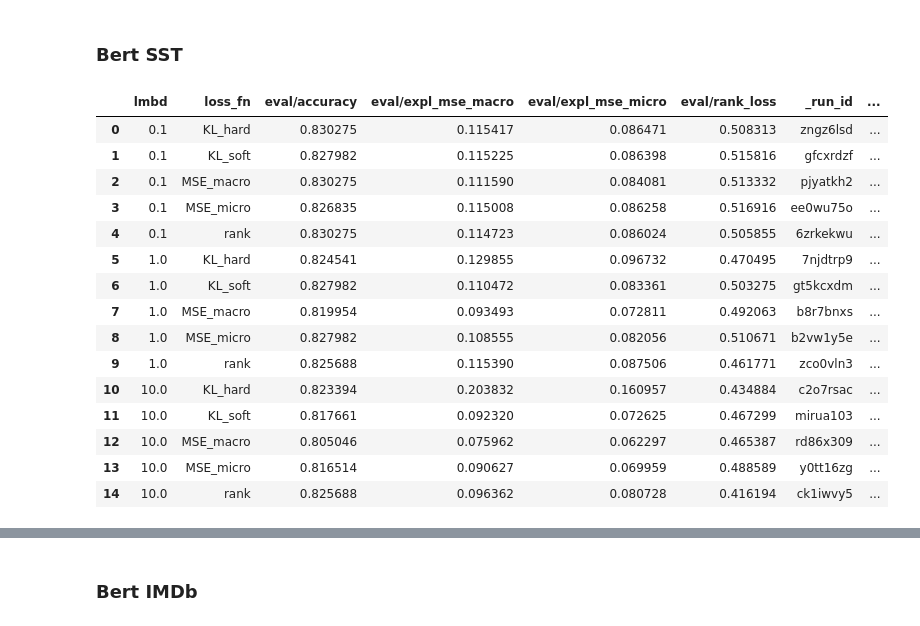
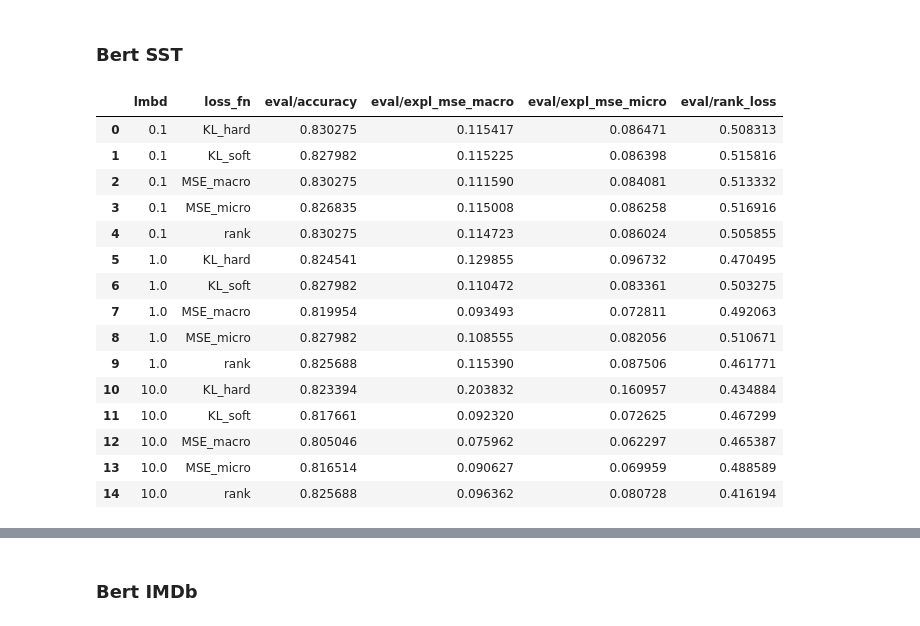
Before and after one commit to tabrom/XAI-fool, a Jupyter notebook: notebooks/results_elevate.ipynb, the cells around one changed output, grey strips where cells are left out. Saved outputs shown, nothing was run; the diff lists cells and outputs as text; code cells hidden in the pictures.

```diff
--- a/notebooks/results_elevate.ipynb
+++ b/notebooks/results_elevate.ipynb
@@ -137,38 +74,38 @@ plt.show()
 # %% [markdown]
 ### Bert SST
 # %%
-runs = query_wandb_runs(entity='tabrom',
+runs = query_wandb_runs(entity='anonuser',
                  project='xai_fooling',
                  sweep='bert_sst_sweep_small',
                  )
-lmbd0 = query_wandb_runs(entity='tabrom',
+lmbd0 = query_wandb_runs(entity='anonuser',
                  project='xai_fooling',
                  model_name='custom-bert',
                  dataset='sst2',
                  approach='location',
                  extra_filters={'lr': {'$eq': 1e-5},
                                 'optimizer': {'$eq': 'adamw'},
                                 'lmbd': {'$eq': 0},
                                 'scheduler_type': {'$eq':'linear'},
                                 'expl_method': {'$neq': 'GAE'}})
 runs.extend(lmbd0)
-table = make_runs_table(runs, include_metadata=True)
+table = make_runs_table(runs, include_metadata=False)
 filtered_table = filter_table(table)
 filtered_table
 # %% [output]
-|  | lmbd | loss_fn | eval/accuracy | eval/expl_mse_macro | eval/expl_mse_micro | eval/rank_loss | _run_id | ... |
-| 0 | 0.1 | KL_hard | 0.830275 | 0.115417 | 0.086471 | 0.508313 | zngz6lsd | ... |
-| 1 | 0.1 | KL_soft | 0.827982 | 0.115225 | 0.086398 | 0.515816 | gfcxrdzf | ... |
-| 2 | 0.1 | MSE_macro | 0.830275 | 0.111590 | 0.084081 | 0.513332 | pjyatkh2 | ... |
-| 3 | 0.1 | MSE_micro | 0.826835 | 0.115008 | 0.086258 | 0.516916 | ee0wu75o | ... |
-| 4 | 0.1 | rank | 0.830275 | 0.114723 | 0.086024 | 0.505855 | 6zrkekwu | ... |
-| 5 | 1.0 | KL_hard | 0.824541 | 0.129855 | 0.096732 | 0.470495 | 7njdtrp9 | ... |
-| 6 | 1.0 | KL_soft | 0.827982 | 0.110472 | 0.083361 | 0.503275 | gt5kcxdm | ... |
-| 7 | 1.0 | MSE_macro | 0.819954 | 0.093493 | 0.072811 | 0.492063 | b8r7bnxs | ... |
-| 8 | 1.0 | MSE_micro | 0.827982 | 0.108555 | 0.082056 | 0.510671 | b2vw1y5e | ... |
-| 9 | 1.0 | rank | 0.825688 | 0.115390 | 0.087506 | 0.461771 | zco0vln3 | ... |
-| 10 | 10.0 | KL_hard | 0.823394 | 0.203832 | 0.160957 | 0.434884 | c2o7rsac | ... |
-| 11 | 10.0 | KL_soft | 0.817661 | 0.092320 | 0.072625 | 0.467299 | mirua103 | ... |
-| 12 | 10.0 | MSE_macro | 0.805046 | 0.075962 | 0.062297 | 0.465387 | rd86x309 | ... |
-| 13 | 10.0 | MSE_micro | 0.816514 | 0.090627 | 0.069959 | 0.488589 | y0tt16zg | ... |
-| 14 | 10.0 | rank | 0.825688 | 0.096362 | 0.080728 | 0.416194 | ck1iwvy5 | ... |
+|  | lmbd | loss_fn | eval/accuracy | eval/expl_mse_macro | eval/expl_mse_micro | eval/rank_loss |
+| 0 | 0.1 | KL_hard | 0.830275 | 0.115417 | 0.086471 | 0.508313 |
+| 1 | 0.1 | KL_soft | 0.827982 | 0.115225 | 0.086398 | 0.515816 |
+| 2 | 0.1 | MSE_macro | 0.830275 | 0.111590 | 0.084081 | 0.513332 |
+| 3 | 0.1 | MSE_micro | 0.826835 | 0.115008 | 0.086258 | 0.516916 |
+| 4 | 0.1 | rank | 0.830275 | 0.114723 | 0.086024 | 0.505855 |
+| 5 | 1.0 | KL_hard | 0.824541 | 0.129855 | 0.096732 | 0.470495 |
+| 6 | 1.0 | KL_soft | 0.827982 | 0.110472 | 0.083361 | 0.503275 |
+| 7 | 1.0 | MSE_macro | 0.819954 | 0.093493 | 0.072811 | 0.492063 |
+| 8 | 1.0 | MSE_micro | 0.827982 | 0.108555 | 0.082056 | 0.510671 |
+| 9 | 1.0 | rank | 0.825688 | 0.115390 | 0.087506 | 0.461771 |
+| 10 | 10.0 | KL_hard | 0.823394 | 0.203832 | 0.160957 | 0.434884 |
+| 11 | 10.0 | KL_soft | 0.817661 | 0.092320 | 0.072625 | 0.467299 |
+| 12 | 10.0 | MSE_macro | 0.805046 | 0.075962 | 0.062297 | 0.465387 |
+| 13 | 10.0 | MSE_micro | 0.816514 | 0.090627 | 0.069959 | 0.488589 |
+| 14 | 10.0 | rank | 0.825688 | 0.096362 | 0.080728 | 0.416194 |
```
Also changed, not shown: parts of 34 cells of this notebook, 14 other files.
